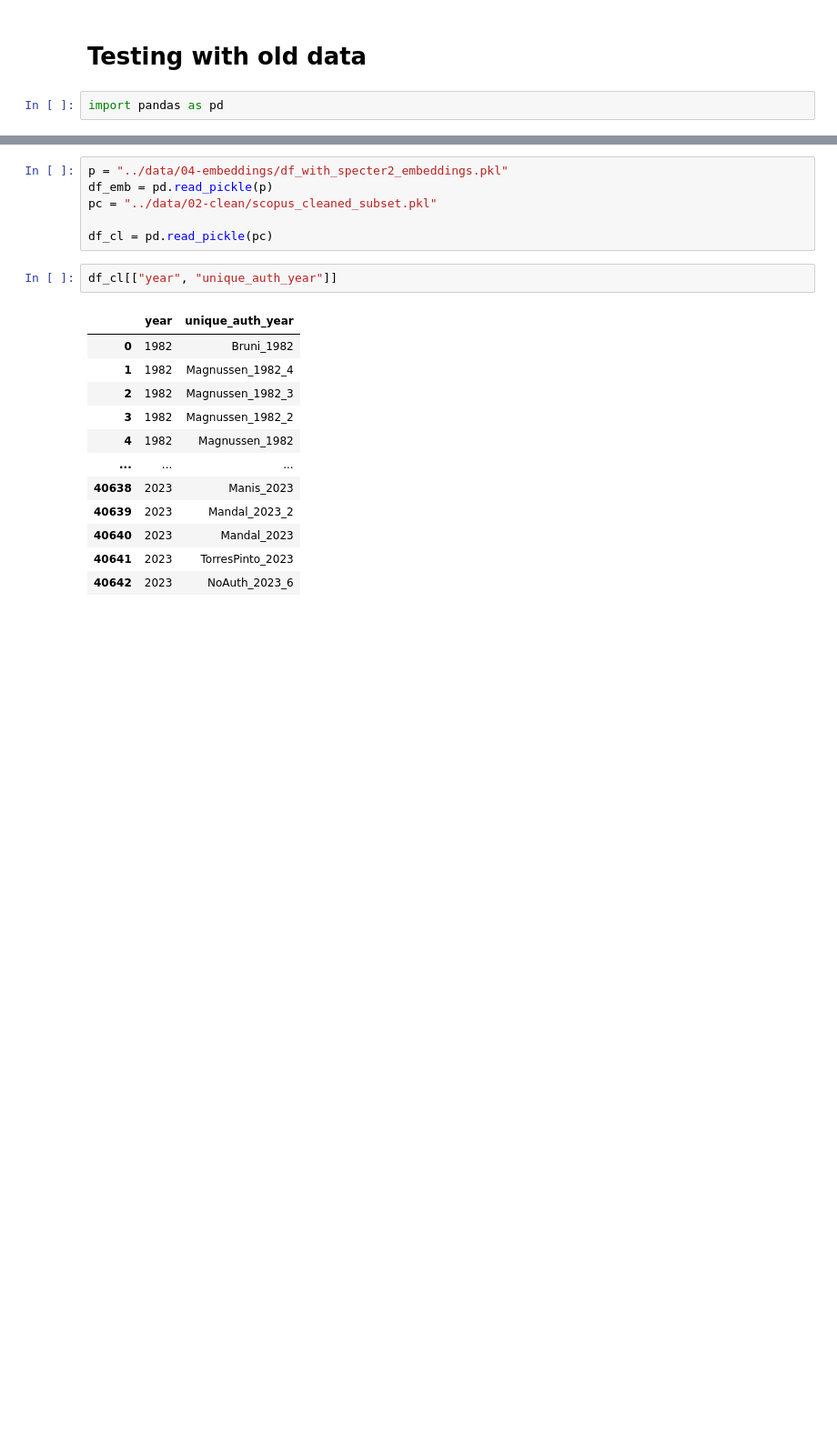
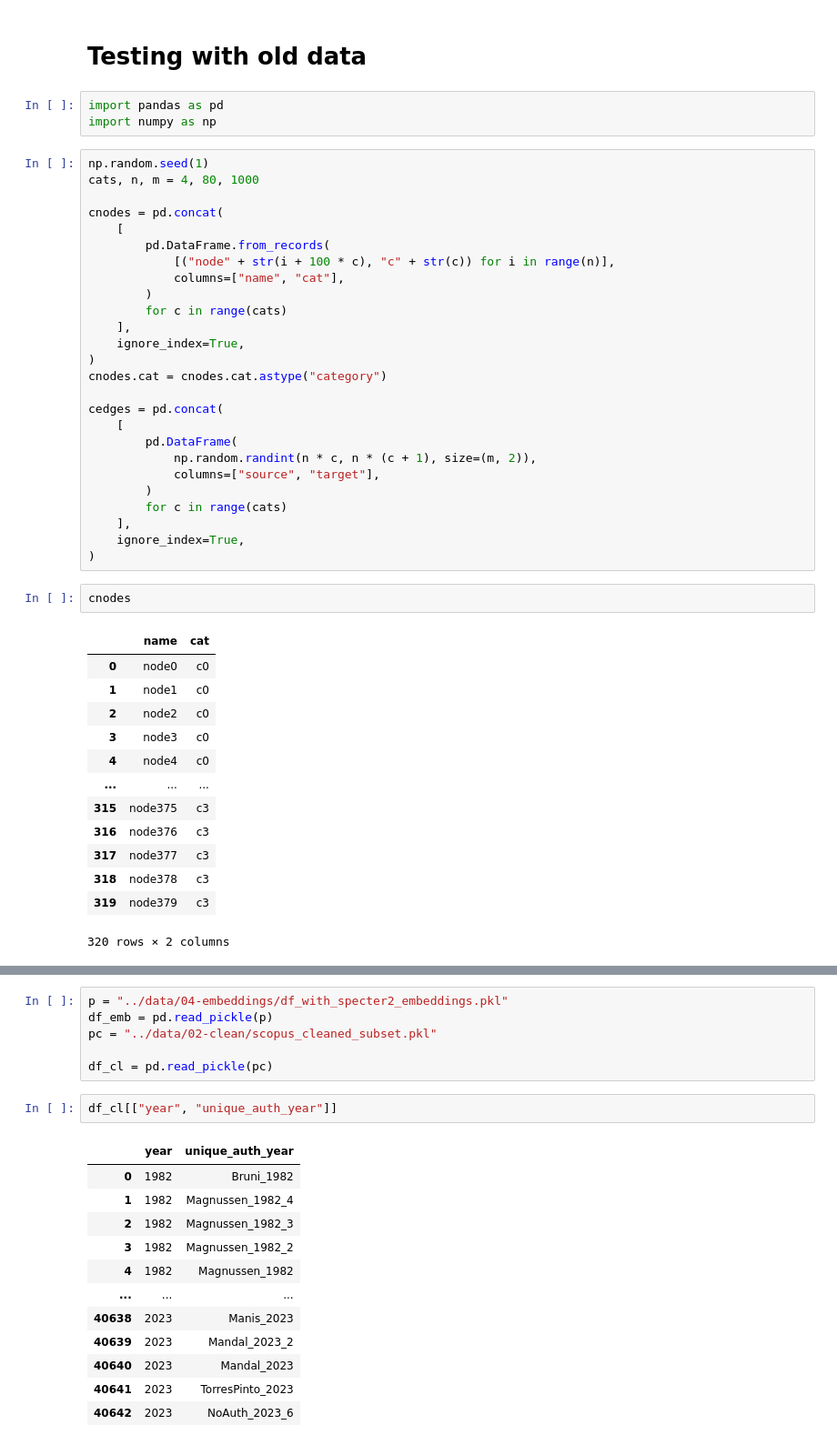
Before and after one commit to jarolim14/SSRI-Evolution, a Jupyter notebook: notebooks/99-test.ipynb, the cells around one changed output, grey strips where cells are left out. Shown at 91% size. Drawn from its saved outputs; the diff is of its cells as text; blank space fills up the shorter version.

```diff
--- a/notebooks/99-test.ipynb
+++ b/notebooks/99-test.ipynb
@@ -2,3 +2,46 @@
 # Testing with old data
 # %%
 import pandas as pd
+import numpy as np
+# %%
+np.random.seed(1)
+cats, n, m = 4, 80, 1000
+
+cnodes = pd.concat(
+    [
+        pd.DataFrame.from_records(
+            [("node" + str(i + 100 * c), "c" + str(c)) for i in range(n)],
+            columns=["name", "cat"],
+        )
+        for c in range(cats)
+    ],
+    ignore_index=True,
+)
+cnodes.cat = cnodes.cat.astype("category")
+
+cedges = pd.concat(
+    [
+        pd.DataFrame(
+            np.random.randint(n * c, n * (c + 1), size=(m, 2)),
+            columns=["source", "target"],
+        )
+        for c in range(cats)
+    ],
+    ignore_index=True,
+)
+# %%
+cnodes
+# %% [output]
+|  | name | cat |
+| 0 | node0 | c0 |
+| 1 | node1 | c0 |
+| 2 | node2 | c0 |
+| 3 | node3 | c0 |
+| 4 | node4 | c0 |
+| ... | ... | ... |
+| 315 | node375 | c3 |
+| 316 | node376 | c3 |
+| 317 | node377 | c3 |
+| 318 | node378 | c3 |
+| 319 | node379 | c3 |
+320 rows × 2 columns
```
Also changed, not shown: parts of 1 cell of this notebook, 14 other files.
